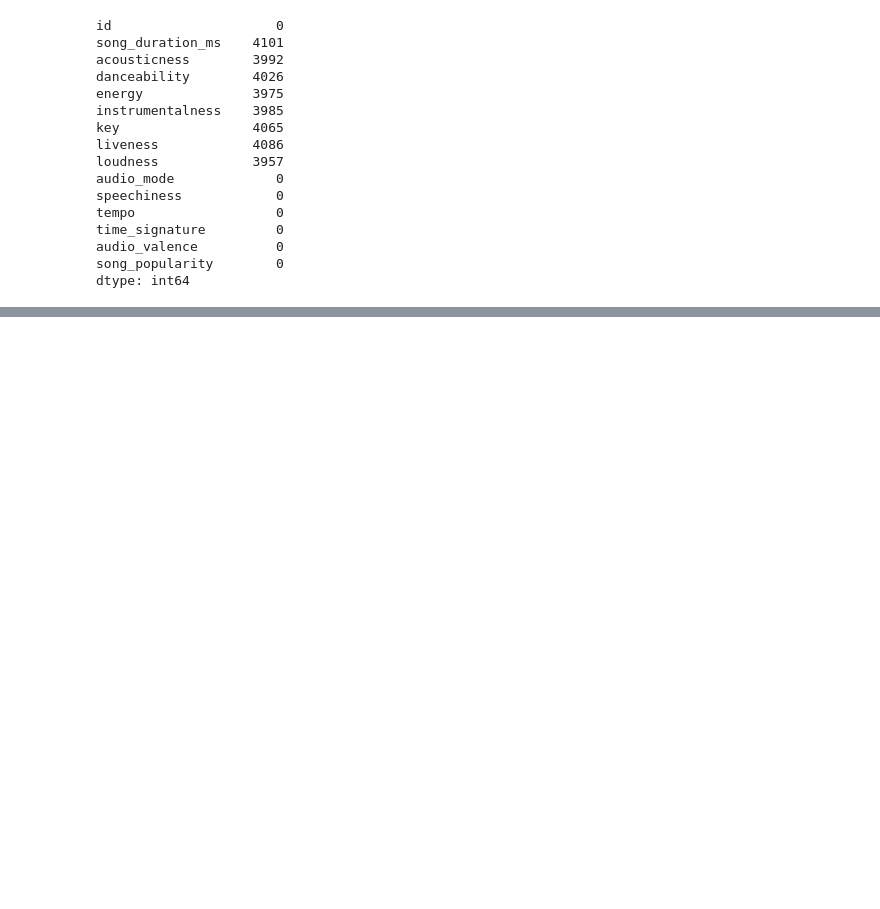
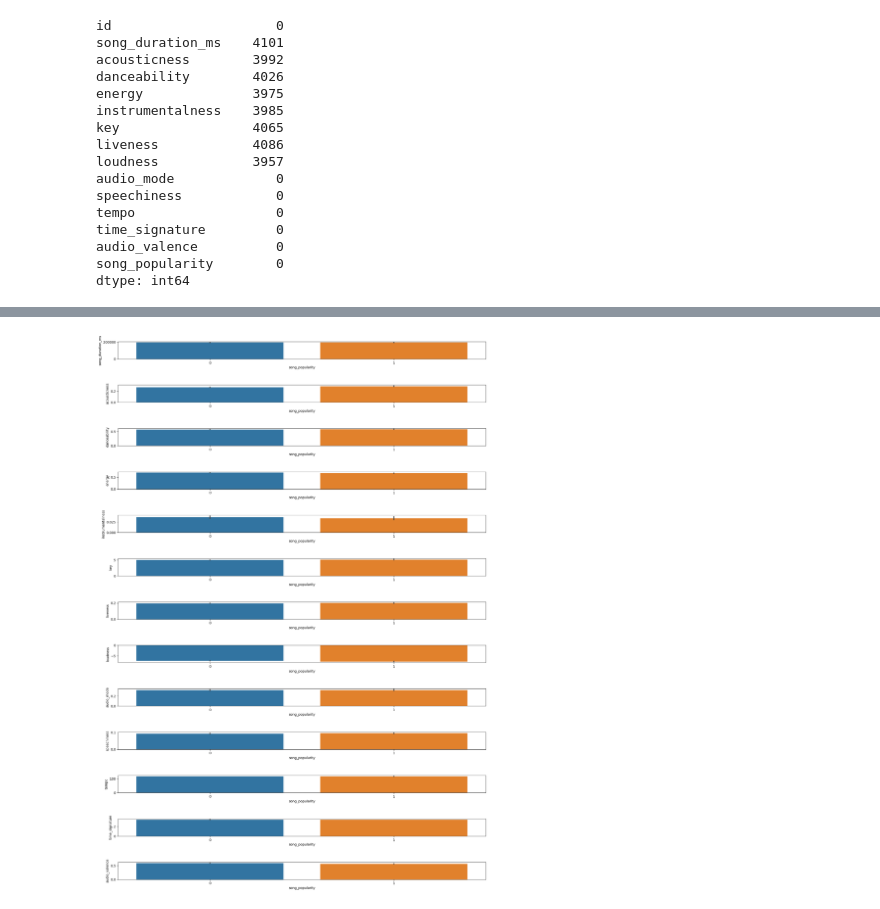
Before and after one commit to rohansharma777/song-popularity-prediction, a Jupyter notebook: EDA.ipynb, the cells around one changed output, grey strips where cells are left out. Cells and saved outputs as stored; diff of their text form; code cells hidden in the pictures; blank space fills up the shorter version.

```diff
--- a/EDA.ipynb
+++ b/EDA.ipynb
@@ -102,5 +131,8 @@ for i,col in enumerate(X.columns[1:]):
 # %%
-fig, ax = plt.subplots(13, 1, figsize=(15,20))
+fig, ax = plt.subplots(13, 1, figsize=(20,30))
+fig.set_dpi(100)
 plt.subplots_adjust(hspace=1.5)
 for i,col in enumerate(X.columns[1:]):
-    sns.boxplot(X[col],y, ax=ax[i-1])
+    sns.barplot(x=y,y=X[col], ax=ax[i])
+# %% [output]
+[figure, added]
```
Also changed, not shown: parts of 5 cells of this notebook, 1 other file.
